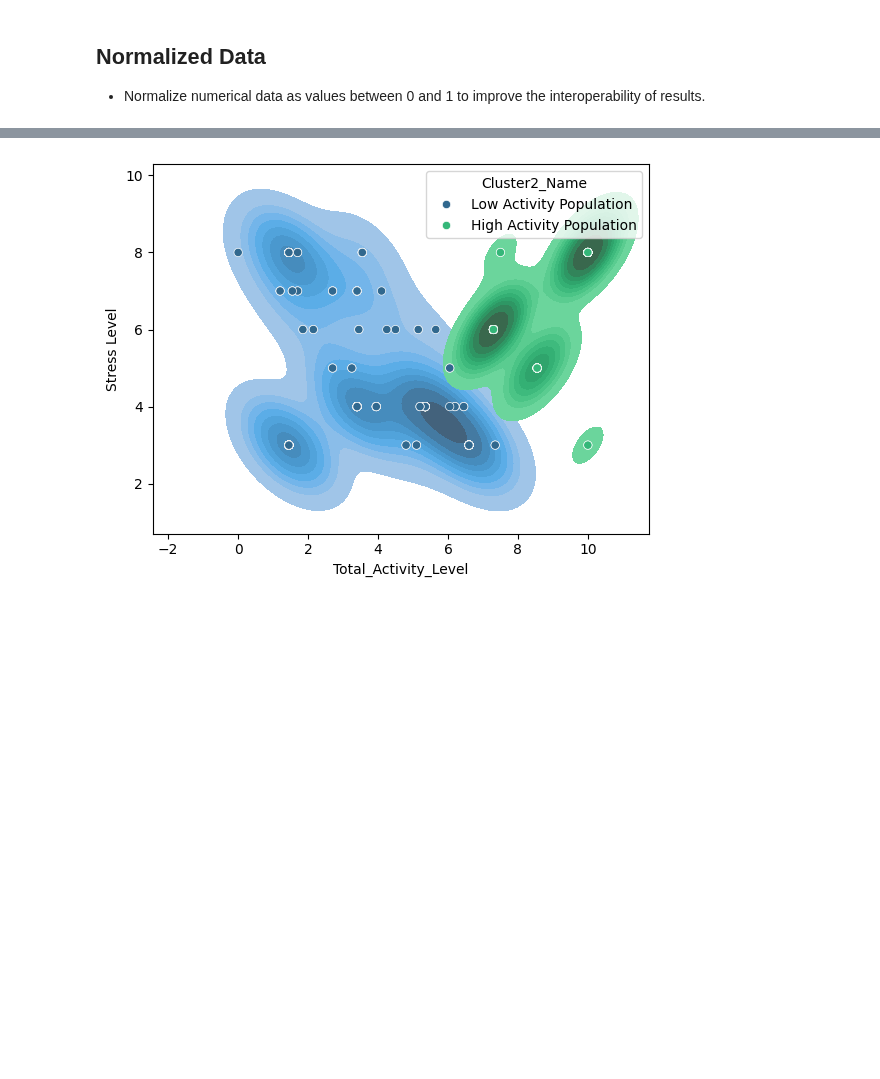
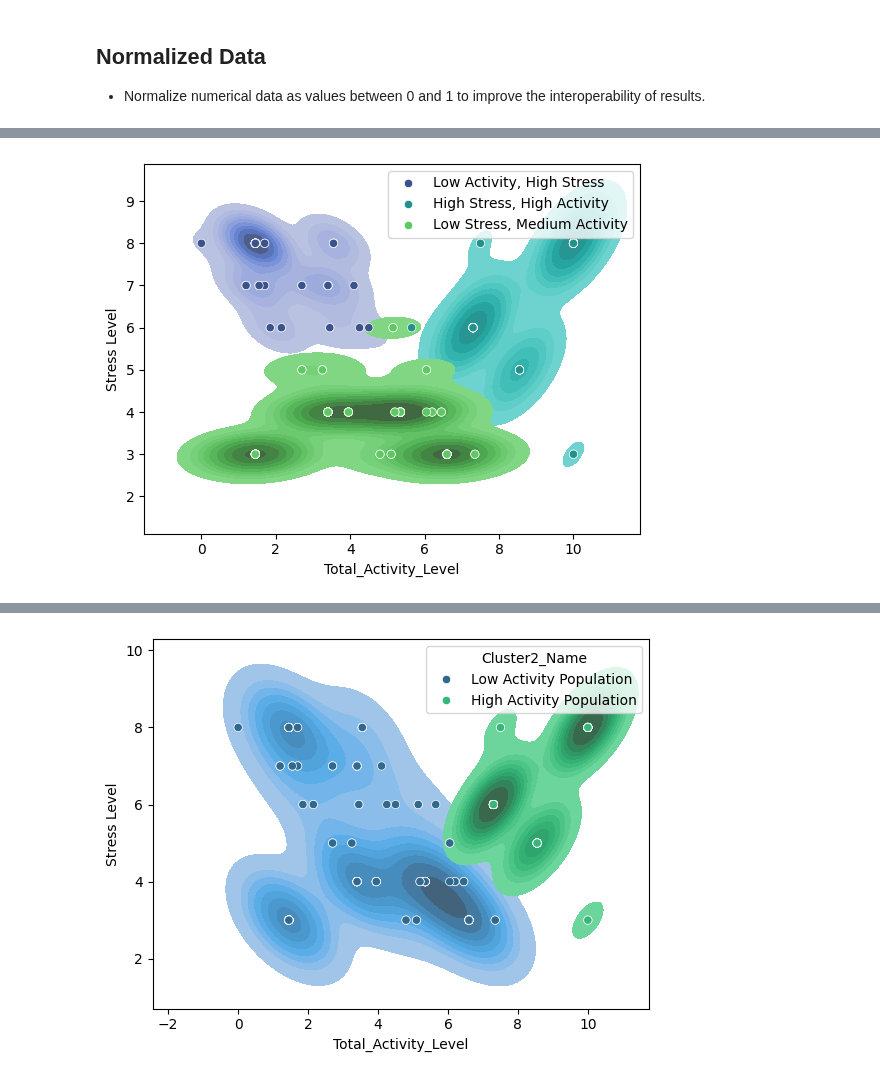
Before and after one commit to DanielLevenstein/stress_vs_physical_activity_data_exploration, a Jupyter notebook: stress-vs-physical-activity-correlation-notebook.ipynb, the cells around one changed output, grey strips where cells are left out. Saved outputs shown, nothing was run; the diff lists cells and outputs as text; code cells hidden in the pictures; blank space fills up the shorter version.

```diff
--- a/stress-vs-physical-activity-correlation-notebook.ipynb
+++ b/stress-vs-physical-activity-correlation-notebook.ipynb
@@ -35,10 +46,11 @@ os.makedirs("images", exist_ok=True)
 # Download dataset from kagglehub
 path = kagglehub.dataset_download("uom190346a/sleep-health-and-lifestyle-dataset",
                                   "Sleep_health_and_lifestyle_dataset.csv")
+TWO_CLUSTER_IMAGE=IMG_DIR+"/Stress_Level_by_Cluster_2.png"
 TWO_CLUSTER_IMAGE_EXTENDED=IMG_DIR+"/Stress_Level_by_Cluster_2_Expanded.png"
 THREE_CLUSTER_IMAGE_EXTENDED=IMG_DIR+"/Stress_Level_by_Cluster_3_Expanded.png"
-TWO_CLUSTER_STABILITY=IMG_DIR+"/Stress_Level_by_Cluster_2_Stability.png"
-THREE_CLUSTER_STABILITY=IMG_DIR+"/Stress_Level_by_Cluster_3_Stability.png"
+
+THREE_CLUSTER_IMAGE=IMG_DIR+"/Stress_Level_by_Cluster_3.png"
 SIDE_BY_SIDE_CLUSTERS=IMG_DIR+"/Stress_Level_by_Cluster_Side_by_Side.png"
 # %% [markdown]
 ## Data Summary
@@ -282,0 +284,17 @@ sns.scatterplot(data=df_agg, x="Total_Activity_Level", y="Stress Level");
+# %%
+from sklearn.cluster import KMeans
+
+physical_activity_cols = ['Physical Activity Level', 'Daily Steps', 'Stress Level']
+# Note, I was able to get a cleaner division between clusters when I used the original data here compared to the normalized version.
+df_clusters3= df_clean[physical_activity_cols]
+kmeans = KMeans(n_clusters=3, random_state=0)
+kmeans.fit(df_clusters3)
+df_agg['Cluster3'] = kmeans.labels_
+df_agg['Cluster3_Name'] = df_agg['Cluster3'].map(
+    {0: 'Low Stress, Medium Activity', 1: 'High Stress, High Activity', 2: 'Low Activity, High Stress'})
+sns.kdeplot(data=df_agg, x="Total_Activity_Level", y="Stress Level", hue="Cluster3_Name", fill=True, palette="viridis")
+sns.scatterplot(data=df_agg, x="Total_Activity_Level", y="Stress Level", hue="Cluster3_Name", palette="viridis");
+plt.legend();
+plt.savefig(THREE_CLUSTER_IMAGE)
+# %% [output]
+[figure, added]
```
Also changed, not shown: parts of 71 cells of this notebook.
